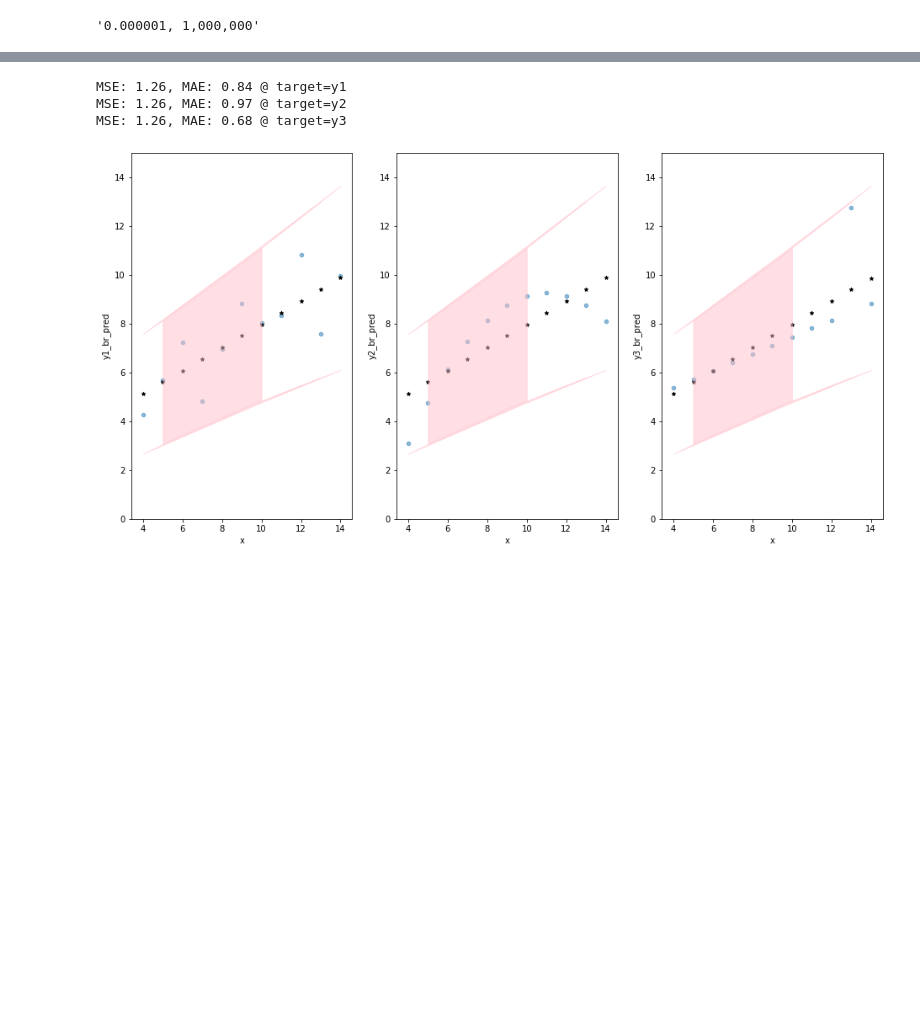
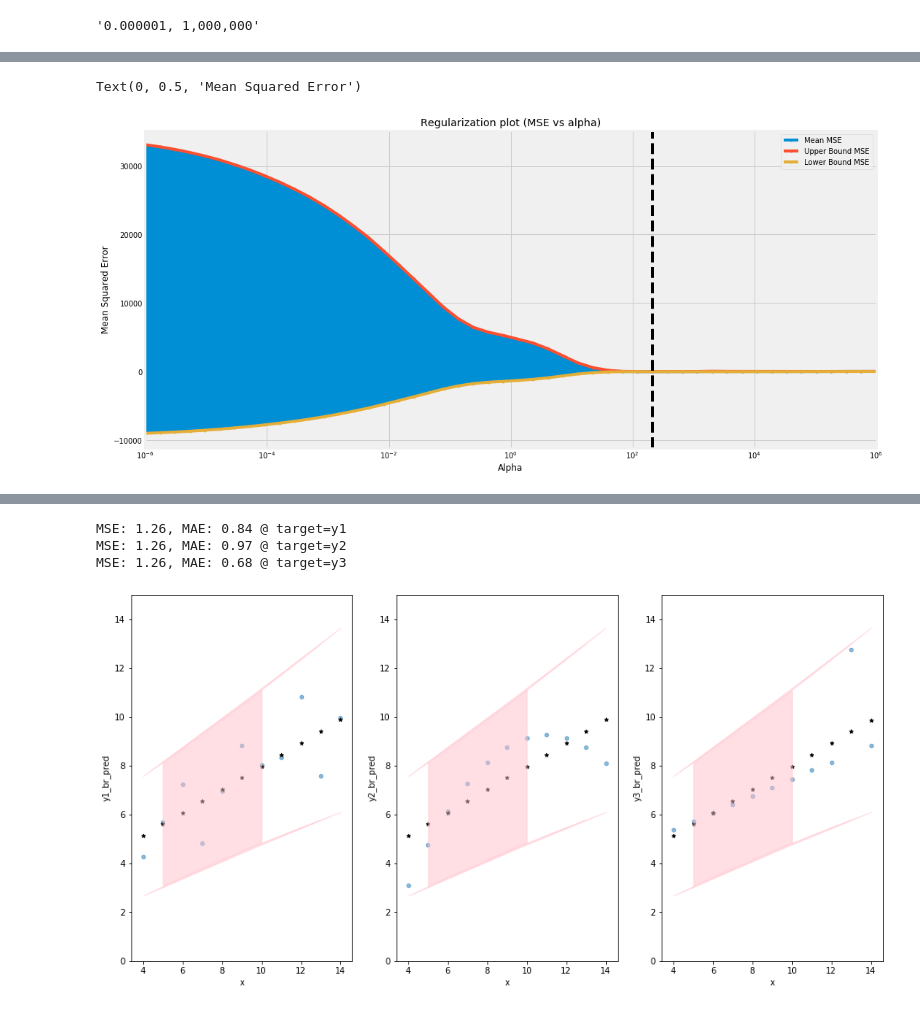
Before and after one commit to PacktPublishing/Hands-On-Machine-Learning-with-scikit-learn-and-Scientific-Python-Toolkits, a Jupyter notebook: chapters/ch03/Linear Regression.ipynb, the cells around one changed output, grey strips where cells are left out. Cells and saved outputs as stored; diff of their text form; code cells hidden in the pictures; blank space fills up the shorter version.

```diff
--- a/chapters/ch03/Linear Regression.ipynb
+++ b/chapters/ch03/Linear Regression.ipynb
@@ -944,3 +953,44 @@ fig.show()
+# %%
+# n_folds equals to 5 here
+n_folds = reg.mse_path_.shape[1]
+
+# Calculate the mean and standard error for MSEs
+mse_mean = reg.mse_path_.mean(axis=1)
+mse_std = reg.mse_path_.std(axis=1)
+# Std Error = Std Deviation / SQRT(number of samples)
+mse_std_error = mse_std / np.sqrt(n_folds)
+# %%
+fig, ax = plt.subplots(1, 1, figsize=(16, 8))
+
+# We multiply by 1.96 for a 95% Confidence Interval
+pd.DataFrame(
+    {
+        'alpha': reg.alphas_,
+        'Mean MSE': mse_mean,
+        'Upper Bound MSE': mse_mean + 1.96 * mse_std_error,
+        'Lower Bound MSE': mse_mean - 1.96 * mse_std_error,
+    }
+).set_index('alpha')[
+    ['Mean MSE', 'Upper Bound MSE', 'Lower Bound MSE']
+].plot(
+    title='Regularization plot (MSE vs alpha)',
+    marker='.', logx=True, ax=ax
+)
+
+# Color the confidence interval
+plt.fill_between(
+    reg.alphas_,
+    mse_mean + 1.96 * mse_std_error,
+    mse_mean - 1.96 * mse_std_error,
+)
+
+# Print a vertical line for the chosen alpha
+ax.axvline(reg.alpha_, linestyle='--', color='k')
+ax.set_xlabel('Alpha')
+ax.set_ylabel('Mean Squared Error')
+# %% [output]
+Text(0, 0.5, 'Mean Squared Error')
+[figure, added]
 # %%
 from sklearn.metrics import mean_absolute_error
 from sklearn.metrics import mean_squared_error
```
Also changed, not shown: parts of 33 cells of this notebook, 13 other files.
